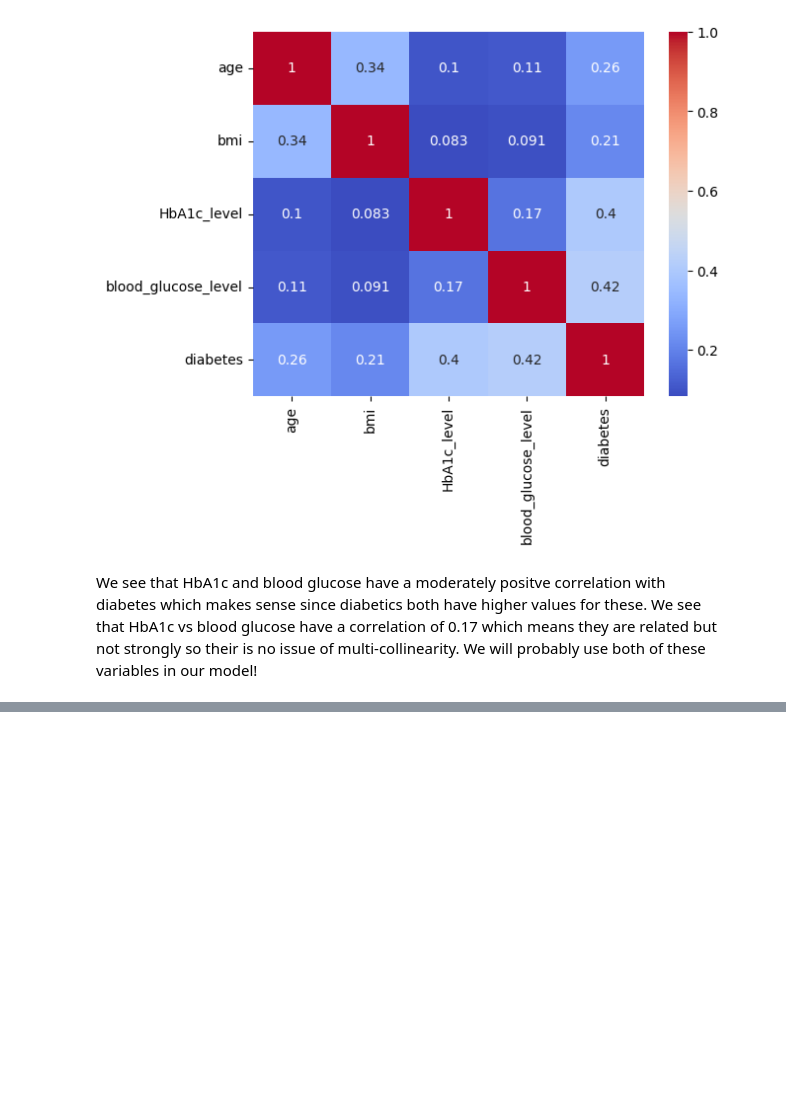
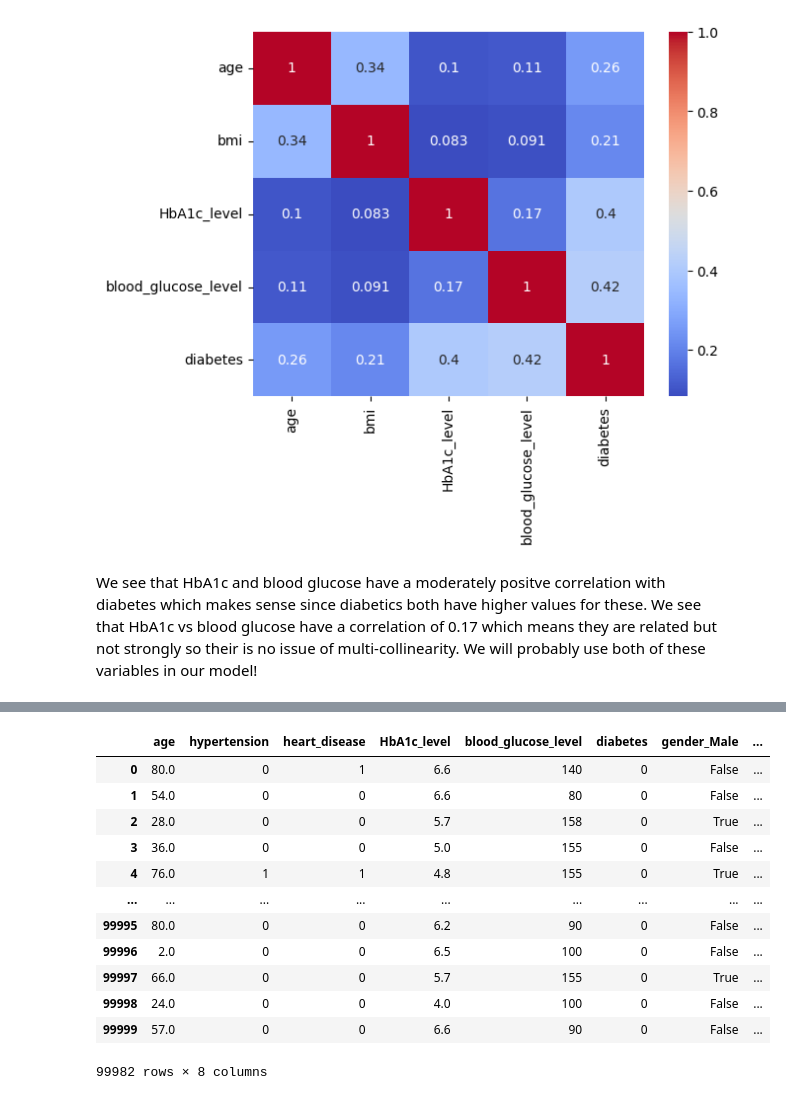
Before and after one commit to TanayKashyap/Diabetes-Prediction, a Jupyter notebook: Diabetes.ipynb, the cells around one changed output, grey strips where cells are left out. Cells and saved outputs as stored; diff of their text form; code cells hidden in the pictures; blank space fills up the shorter version.

```diff
--- a/Diabetes.ipynb
+++ b/Diabetes.ipynb
@@ -241,0 +293,34 @@ We will probably use both of these variables in our model!
+# %%
+# Reclassify Smoking History
+smoking_map = {
+    'never': 'No Smoking',
+    'No Info': 'No Smoking',
+    'current': 'Smoking',
+    'former': 'Smoking',
+    'ever': 'Smoking',
+    'not current': 'Smoking'
+}
+
+diabetes["smoking_history"] = diabetes["smoking_history"].map(smoking_map)
+# %%
+# Encode gender with one-hot encoding
+diabetes = pd.get_dummies(diabetes, columns=['gender'], drop_first=True)
+
+# Encode smoking history with one-hot encoding
+diabetes = pd.get_dummies(diabetes, columns=['smoking_history'], drop_first=True)
+# %%
+diabetes
+# %% [output]
+|  | age | hypertension | heart_disease | HbA1c_level | blood_glucose_level | diabetes | gender_Male | ... |
+| 0 | 80.0 | 0 | 1 | 6.6 | 140 | 0 | False | ... |
+| 1 | 54.0 | 0 | 0 | 6.6 | 80 | 0 | False | ... |
+| 2 | 28.0 | 0 | 0 | 5.7 | 158 | 0 | True | ... |
+| 3 | 36.0 | 0 | 0 | 5.0 | 155 | 0 | False | ... |
+| 4 | 76.0 | 1 | 1 | 4.8 | 155 | 0 | True | ... |
+| ... | ... | ... | ... | ... | ... | ... | ... | ... |
+| 99995 | 80.0 | 0 | 0 | 6.2 | 90 | 0 | False | ... |
+| 99996 | 2.0 | 0 | 0 | 6.5 | 100 | 0 | False | ... |
+| 99997 | 66.0 | 0 | 0 | 5.7 | 155 | 0 | True | ... |
+| 99998 | 24.0 | 0 | 0 | 4.0 | 100 | 0 | False | ... |
+| 99999 | 57.0 | 0 | 0 | 6.6 | 90 | 0 | False | ... |
+99982 rows × 8 columns
```
Also changed, not shown: parts of 15 cells of this notebook.
